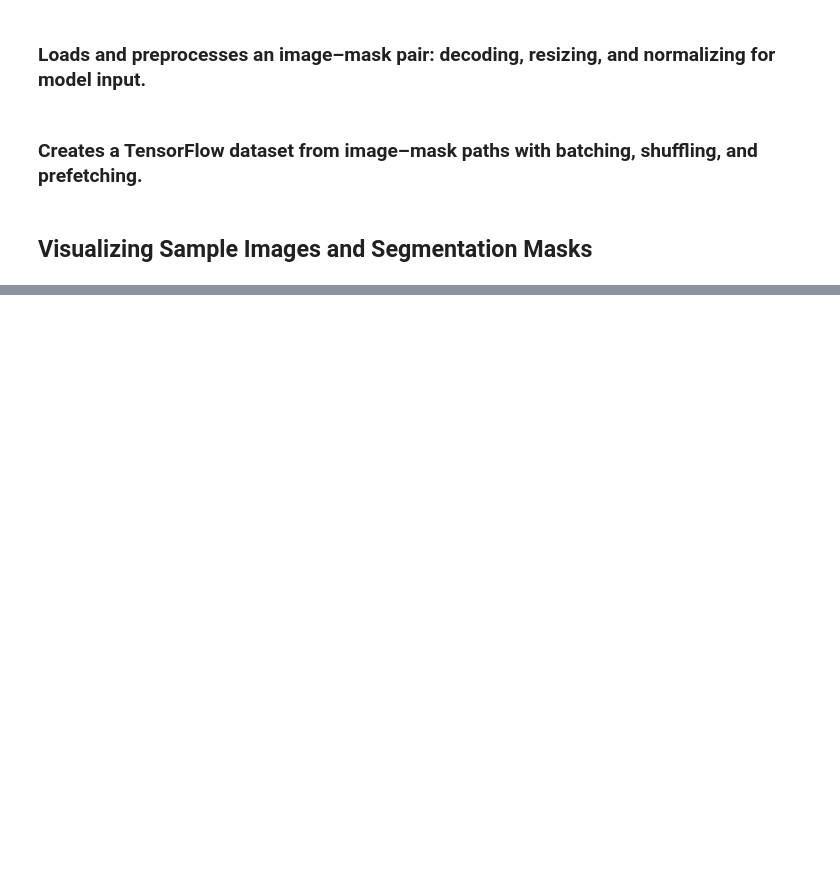
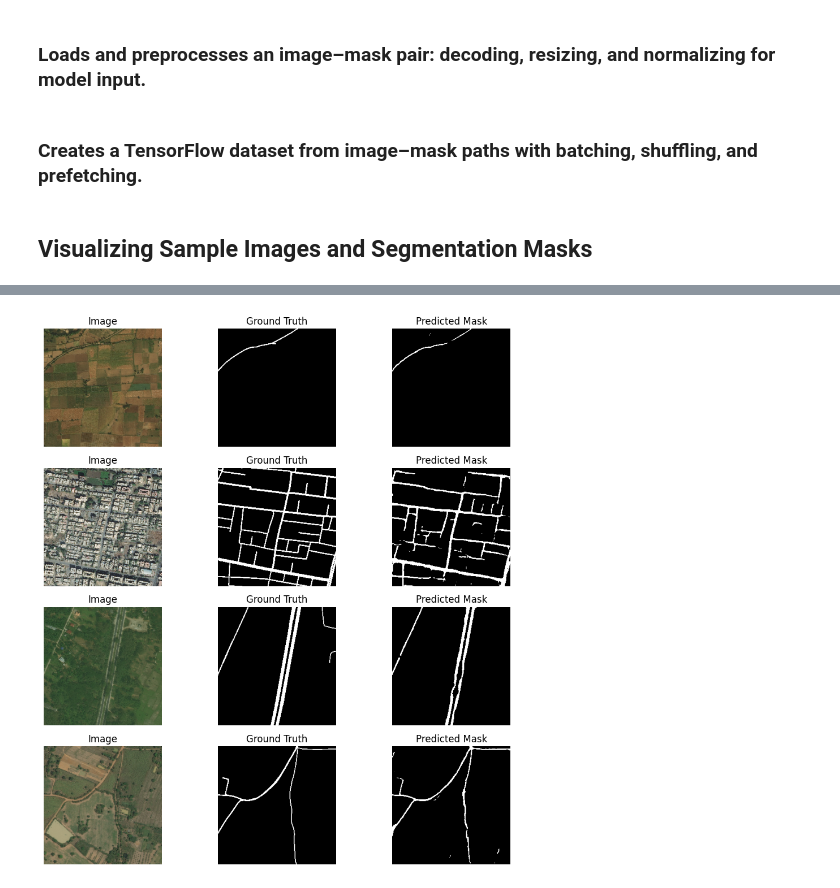
Before and after one commit to KoolDrip/Satellite-Road-Segmentation, a Jupyter notebook: notebooks/model_unet_scratch.ipynb, the cells around one changed output, grey strips where cells are left out. Cells and saved outputs as stored; diff of their text form; code cells hidden in the pictures; blank space fills up the shorter version.

```diff
--- a/notebooks/model_unet_scratch.ipynb
+++ b/notebooks/model_unet_scratch.ipynb
@@ -59,7 +68,7 @@ def load_image_mask(image_path, mask_path, image_size=(256, 256)):
 # %% [markdown]
 ### Creates a TensorFlow dataset from image–mask paths with batching, shuffling, and prefetching.
 # %%
-def build_dataset(image_paths, mask_paths, batch_size=16, shuffle=True, augment=False):
+def build_dataset(image_paths, mask_paths, batch_size=4, shuffle=True, augment=False):
     dataset = tf.data.Dataset.from_tensor_slices((image_paths, mask_paths))
 
     if shuffle:
@@ -108,0 +319,34 @@ for image_batch, mask_batch in train_ds.take(1):
+# %%
+def display_predictions(model, dataset, num_samples=4):
+    plt.figure(figsize=(10, 10))
+
+    for idx, (image_batch, mask_batch) in enumerate(dataset.take(1)):
+        preds = model.predict(image_batch)
+
+        for i in range(num_samples):
+            image = image_batch[i].numpy()
+            mask = mask_batch[i].numpy().squeeze()
+            pred_mask = (preds[i] > 0.5).astype("uint8").squeeze()
+
+            plt.subplot(num_samples, 3, i * 3 + 1)
+            plt.imshow(image)
+            plt.title("Image")
+            plt.axis("off")
+
+            plt.subplot(num_samples, 3, i * 3 + 2)
+            plt.imshow(mask, cmap="gray")
+            plt.title("Ground Truth")
+            plt.axis("off")
+
+            plt.subplot(num_samples, 3, i * 3 + 3)
+            plt.imshow(pred_mask, cmap="gray")
+            plt.title("Predicted Mask")
+            plt.axis("off")
+
+        break
+
+    plt.tight_layout()
+    plt.show()
+# %%
+display_predictions(model, val_ds)
+# %% [output]
@@ -108,0 +354 @@ for image_batch, mask_batch in train_ds.take(1):
+[figure, added]
```
Also changed, not shown: parts of 18 cells of this notebook, 2 other files.
